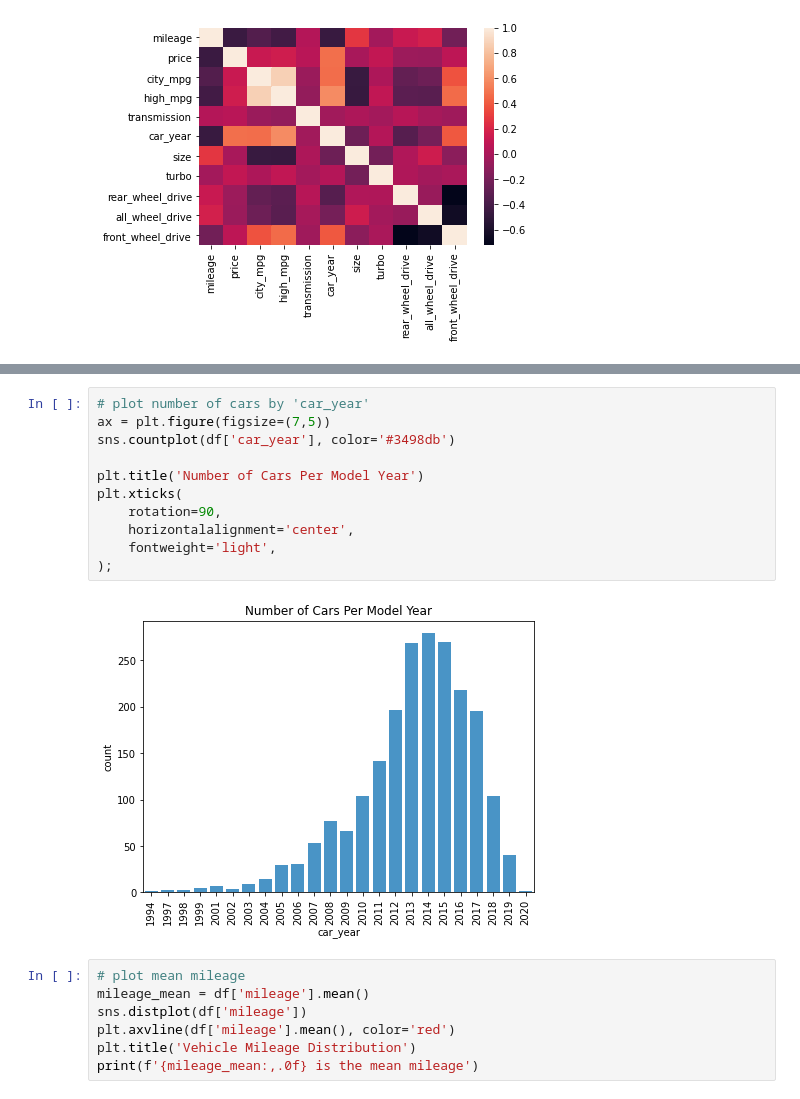
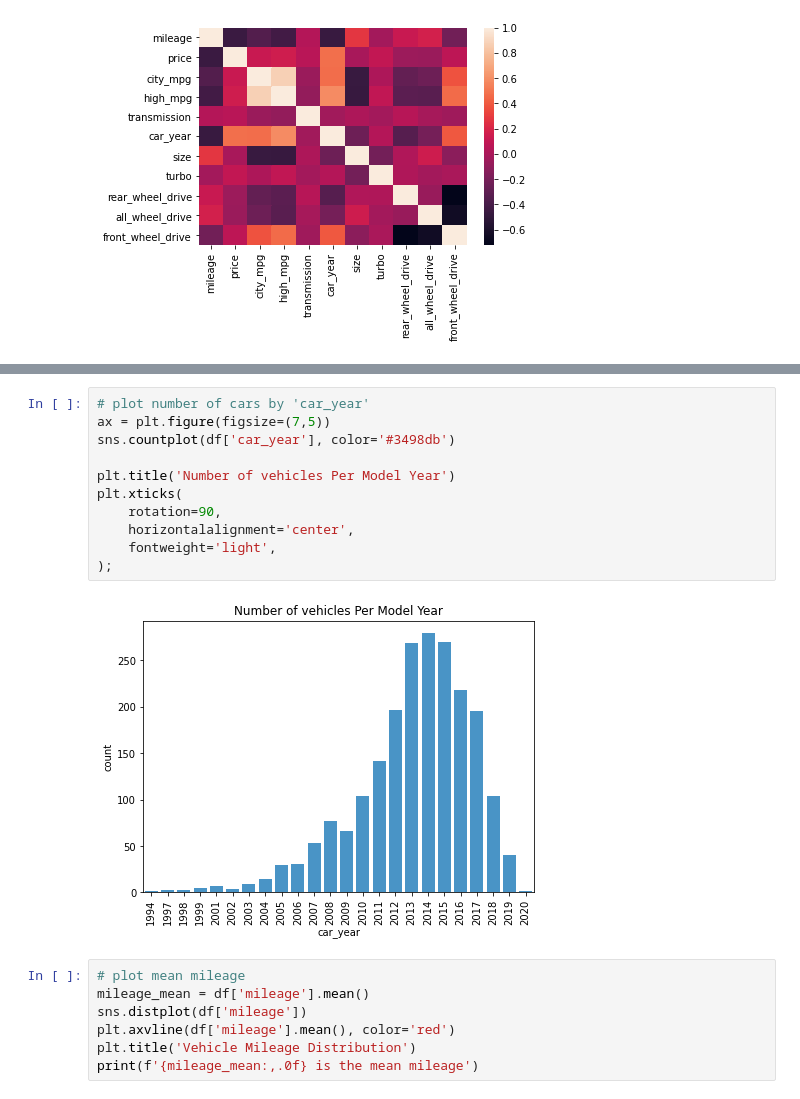
Before and after one commit to Terrencebosco/Build_week_2, a Jupyter notebook: build_week_2_(working).ipynb, the cells around one changed output, grey strips where cells are left out. Cells and saved outputs as stored; diff of their text form.

```diff
--- a/build_week_2_(working).ipynb
+++ b/build_week_2_(working).ipynb
@@ -268,16 +268,16 @@ plt.title('Number of Each Type of Car Being Sold');
 # %%
 # plot number of cars by 'car_year'
 ax = plt.figure(figsize=(7,5))
 sns.countplot(df['car_year'], color='#3498db')
 
-plt.title('Number of Cars Per Model Year')
+plt.title('Number of vehicles Per Model Year')
 plt.xticks(
     rotation=90,
     horizontalalignment='center',
     fontweight='light',
 );
 # %% [output]
-[figure, old version]
+[figure, new version]
 # %%
 # plot mean mileage
 mileage_mean = df['mileage'].mean()
```
Also changed, not shown: parts of 6 cells of this notebook.
